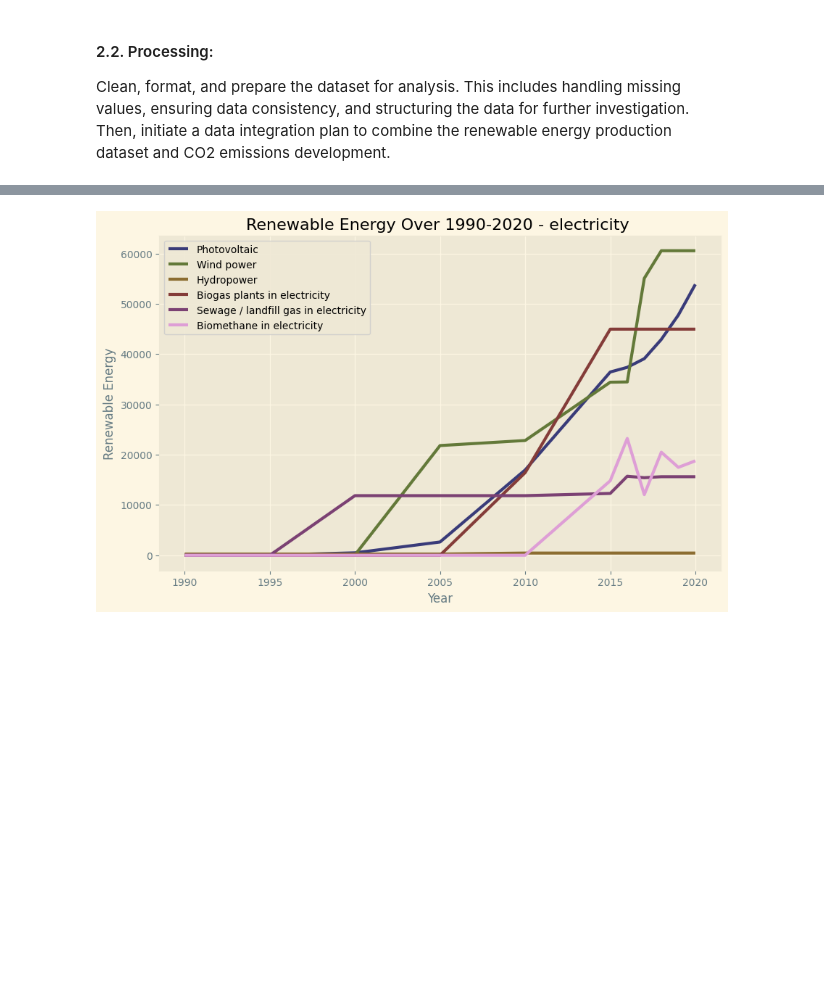
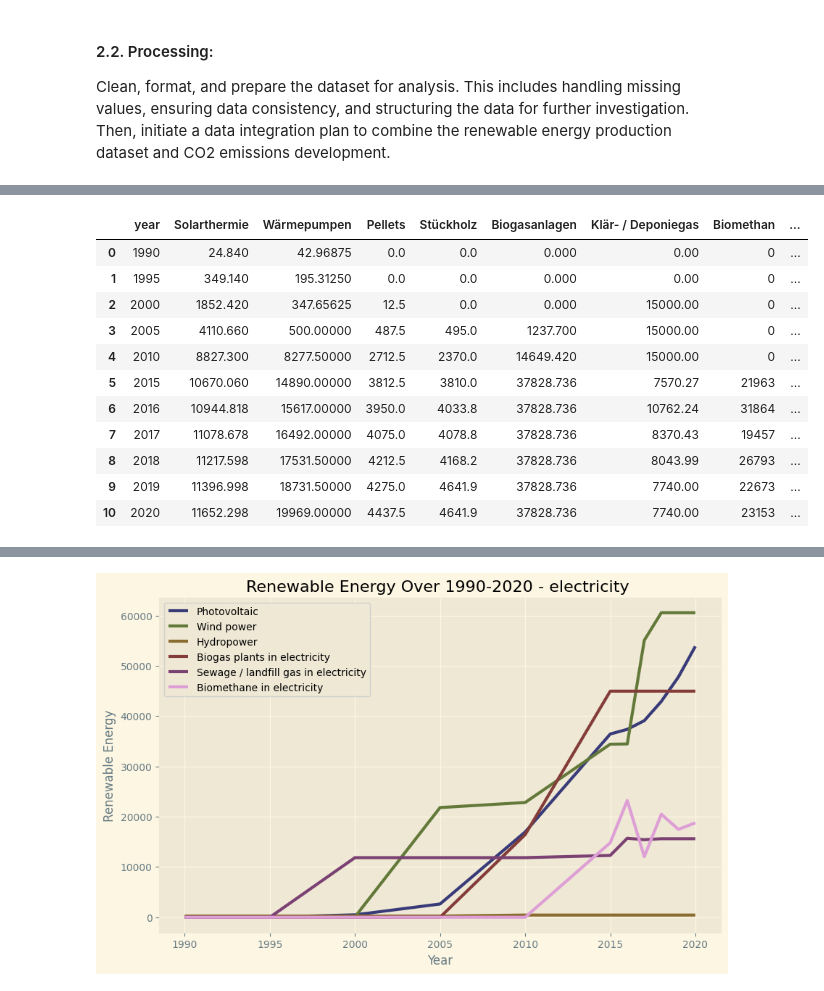
Before and after one commit to AsmaFarag95/made-template, a Jupyter notebook: project/report.ipynb, the cells around one changed output, grey strips where cells are left out. Cells and saved outputs as stored; diff of their text form; code cells hidden in the pictures; blank space fills up the shorter version.

```diff
--- a/project/report.ipynb
+++ b/project/report.ipynb
@@ -124,3 +154,18 @@ Clean, format, and prepare the dataset for analysis. This includes handling miss
+# %%
+renewable_energy_heat
+# %% [output]
+|  | year | Solarthermie | Wärmepumpen | Pellets | Stückholz | Biogasanlagen | Klär- / Deponiegas | Biomethan | ... |
+| 0 | 1990 | 24.840 | 42.96875 | 0.0 | 0.0 | 0.000 | 0.00 | 0 | ... |
+| 1 | 1995 | 349.140 | 195.31250 | 0.0 | 0.0 | 0.000 | 0.00 | 0 | ... |
+| 2 | 2000 | 1852.420 | 347.65625 | 12.5 | 0.0 | 0.000 | 15000.00 | 0 | ... |
+| 3 | 2005 | 4110.660 | 500.00000 | 487.5 | 495.0 | 1237.700 | 15000.00 | 0 | ... |
+| 4 | 2010 | 8827.300 | 8277.50000 | 2712.5 | 2370.0 | 14649.420 | 15000.00 | 0 | ... |
+| 5 | 2015 | 10670.060 | 14890.00000 | 3812.5 | 3810.0 | 37828.736 | 7570.27 | 21963 | ... |
+| 6 | 2016 | 10944.818 | 15617.00000 | 3950.0 | 4033.8 | 37828.736 | 10762.24 | 31864 | ... |
+| 7 | 2017 | 11078.678 | 16492.00000 | 4075.0 | 4078.8 | 37828.736 | 8370.43 | 19457 | ... |
+| 8 | 2018 | 11217.598 | 17531.50000 | 4212.5 | 4168.2 | 37828.736 | 8043.99 | 26793 | ... |
+| 9 | 2019 | 11396.998 | 18731.50000 | 4275.0 | 4641.9 | 37828.736 | 7740.00 | 22673 | ... |
+| 10 | 2020 | 11652.298 | 19969.00000 | 4437.5 | 4641.9 | 37828.736 | 7740.00 | 23153 | ... |
 # %%
 #### The first dataset renewable_energy
 
```
Also changed, not shown: parts of 7 cells of this notebook, 2 other files.
